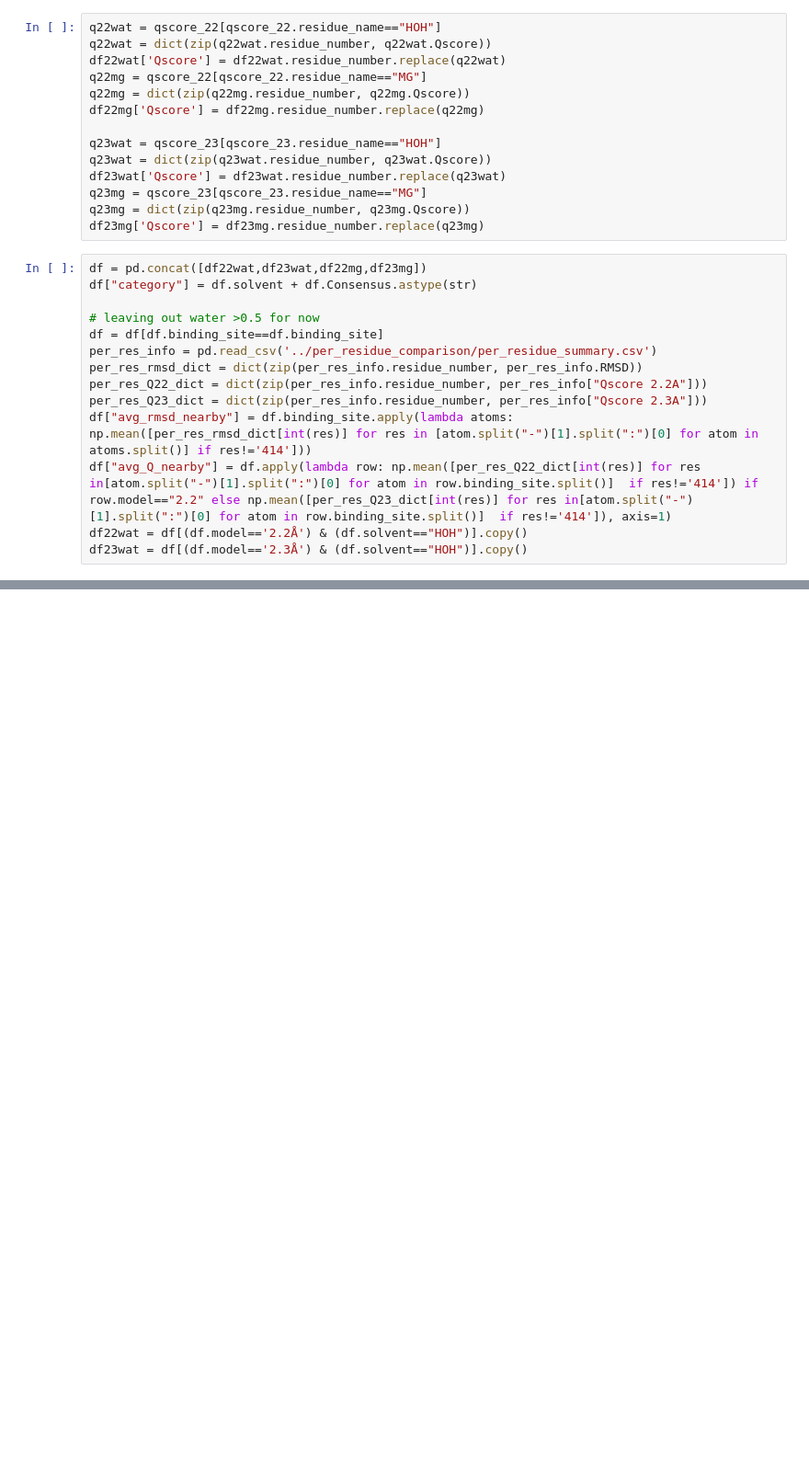
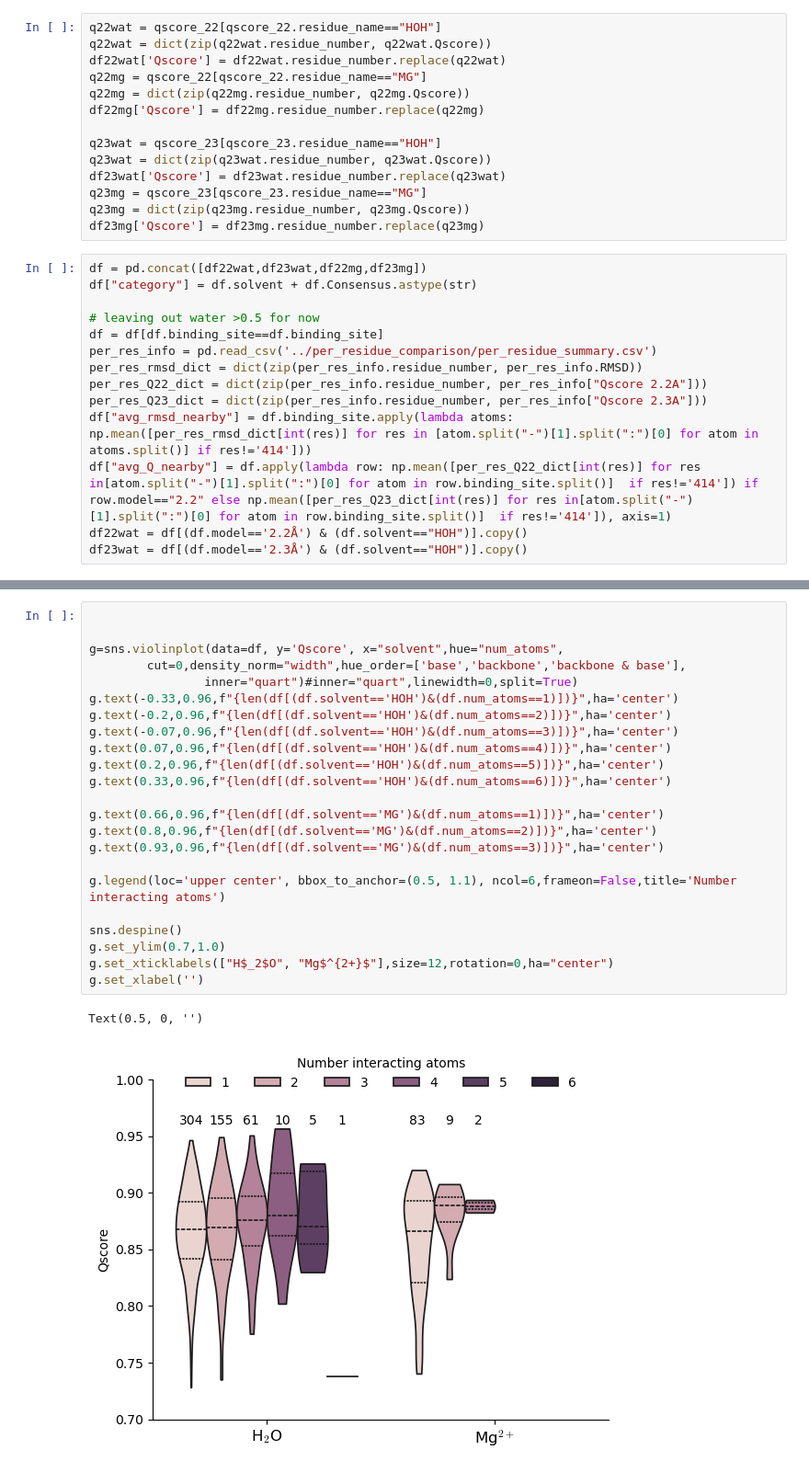
Before and after one commit to DasLab/Water-CryoEM-ribozyme, a Jupyter notebook: analysis/water_consensus/consensus_nonconsensus_compare.ipynb, the cells around one changed output, grey strips where cells are left out. Shown: that part at 92% size. Saved outputs shown, nothing was run; the diff lists cells and outputs as text; blank space fills up the shorter version.

```diff
--- a/analysis/water_consensus/consensus_nonconsensus_compare.ipynb
+++ b/analysis/water_consensus/consensus_nonconsensus_compare.ipynb
@@ -190,0 +317,26 @@ The `scale` parameter has been renamed and will be removed in v0.15.0. Pass `den
+# %%
+
+
+g=sns.violinplot(data=df, y='Qscore', x="solvent",hue="num_atoms",
+        cut=0,density_norm="width",hue_order=['base','backbone','backbone & base'],
+                inner="quart")#inner="quart",linewidth=0,split=True)
+g.text(-0.33,0.96,f"{len(df[(df.solvent=='HOH')&(df.num_atoms==1)])}",ha='center')
+g.text(-0.2,0.96,f"{len(df[(df.solvent=='HOH')&(df.num_atoms==2)])}",ha='center')
+g.text(-0.07,0.96,f"{len(df[(df.solvent=='HOH')&(df.num_atoms==3)])}",ha='center')
+g.text(0.07,0.96,f"{len(df[(df.solvent=='HOH')&(df.num_atoms==4)])}",ha='center')
+g.text(0.2,0.96,f"{len(df[(df.solvent=='HOH')&(df.num_atoms==5)])}",ha='center')
+g.text(0.33,0.96,f"{len(df[(df.solvent=='HOH')&(df.num_atoms==6)])}",ha='center')
+
+g.text(0.66,0.96,f"{len(df[(df.solvent=='MG')&(df.num_atoms==1)])}",ha='center')
+g.text(0.8,0.96,f"{len(df[(df.solvent=='MG')&(df.num_atoms==2)])}",ha='center')
+g.text(0.93,0.96,f"{len(df[(df.solvent=='MG')&(df.num_atoms==3)])}",ha='center')
+
+g.legend(loc='upper center', bbox_to_anchor=(0.5, 1.1), ncol=6,frameon=False,title='Number interacting atoms')
+
+sns.despine()
+g.set_ylim(0.7,1.0)
+g.set_xticklabels(["H$_2$O", "Mg$^{2+}$"],size=12,rotation=0,ha="center")
+g.set_xlabel('')
+# %% [output]
+Text(0.5, 0, '')
+[figure, added]
```
Also changed, not shown: parts of 9 cells of this notebook, 35 other files.
